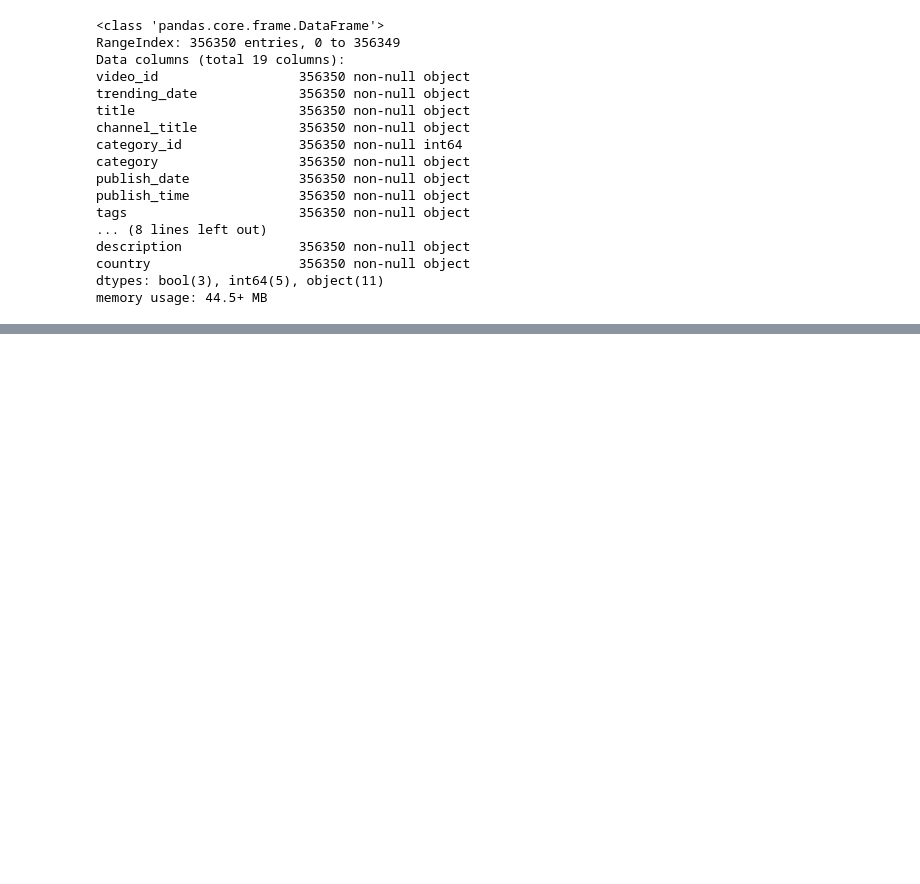
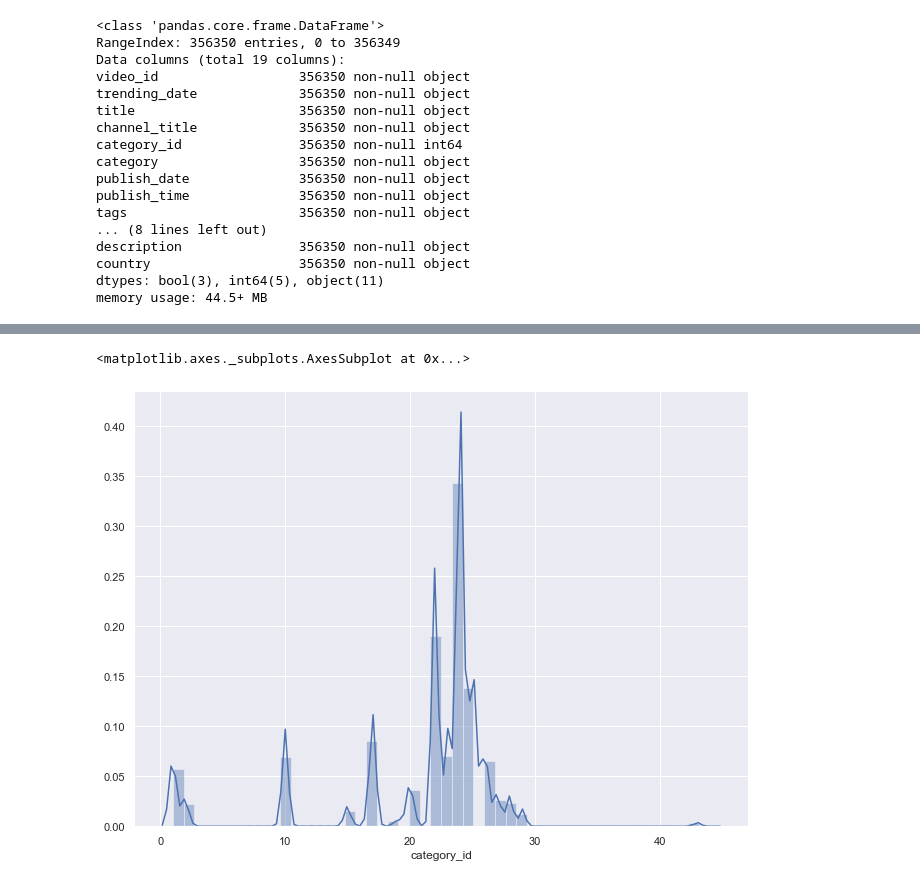
Before and after one commit to Carlene/youtube_trending, a Jupyter notebook: youtube_project.ipynb, the cells around one changed output, grey strips where cells are left out. Cells and saved outputs as stored; diff of their text form; code cells hidden in the pictures; blank space fills up the shorter version.

```diff
--- a/youtube_project.ipynb
+++ b/youtube_project.ipynb
@@ -47,0 +53,5 @@ memory usage: 44.5+ MB
+# %%
+sns.distplot(df['category_id'])
+# %% [output]
+<matplotlib.axes._subplots.AxesSubplot at 0x...>
+[figure, added]
```
Also changed, not shown: parts of 4 cells of this notebook.
